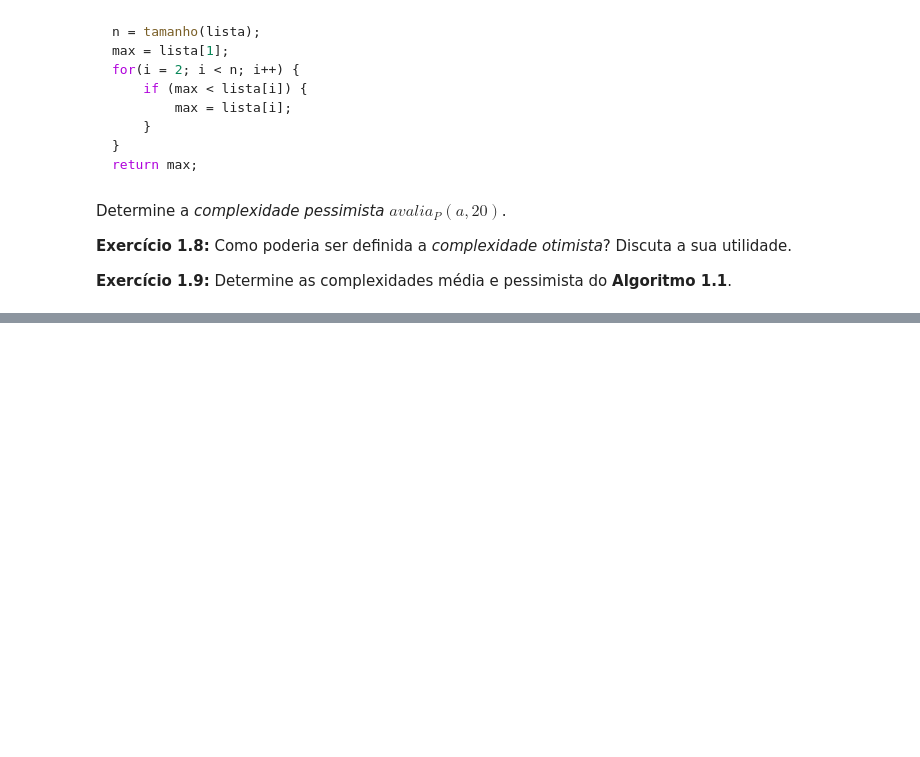
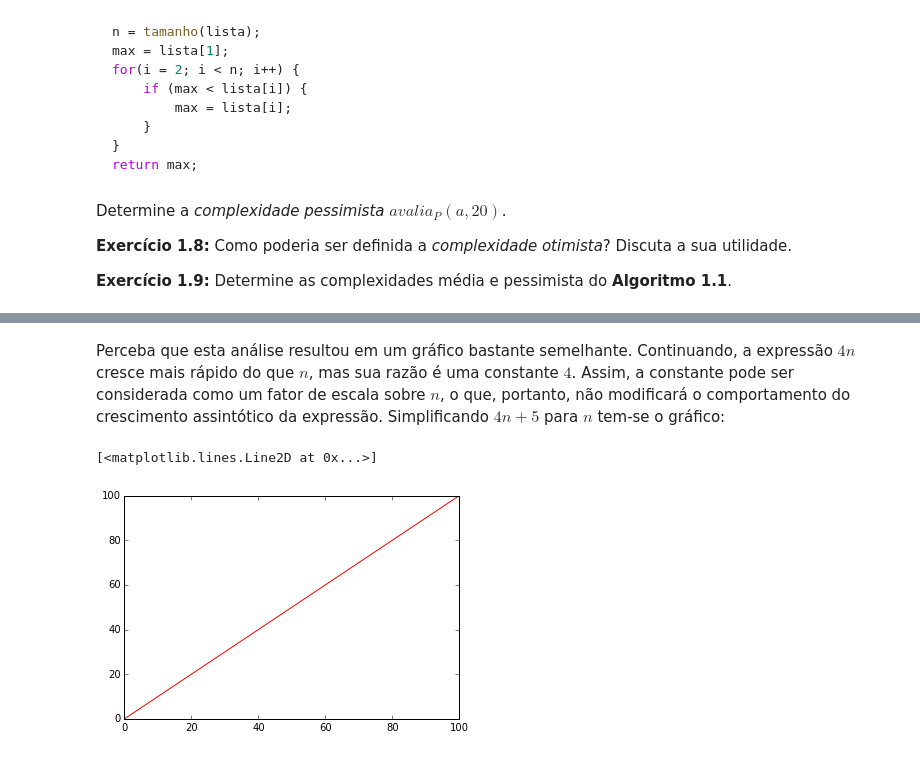
Before and after one commit to jacksongomesbr/academia-analise-de-algoritmos, a Jupyter notebook: capitulo-1/introducao.ipynb, the cells around one changed output, grey strips where cells are left out. Saved outputs shown, nothing was run; the diff lists cells and outputs as text; code cells hidden in the pictures; blank space fills up the shorter version.

```diff
--- a/capitulo-1/introducao.ipynb
+++ b/capitulo-1/introducao.ipynb
@@ -162,0 +189,9 @@ Determine a *complexidade pessimista* $avalia_P(a, 20)$.
+# %% [markdown]
+Perceba que esta análise resultou em um gráfico bastante semelhante. Continuando, a expressão $4n$ cresce mais rápido do que $n$, mas sua razão é uma constante $4$. Assim, a constante pode ser considerada como um fator de escala sobre $n$, o que, portanto, não modificará o comportamento do crescimento assintótico da expressão. Simplificando $4n+5$ para $n$ tem-se o gráfico:
+# %%
+x = linspace(0, 100)
+y = x
+plot(x, y, 'r')
+# %% [output]
+[<matplotlib.lines.Line2D at 0x...>]
+[figure, added]
```
Also changed, not shown: parts of 20 cells of this notebook, 1 other file.
